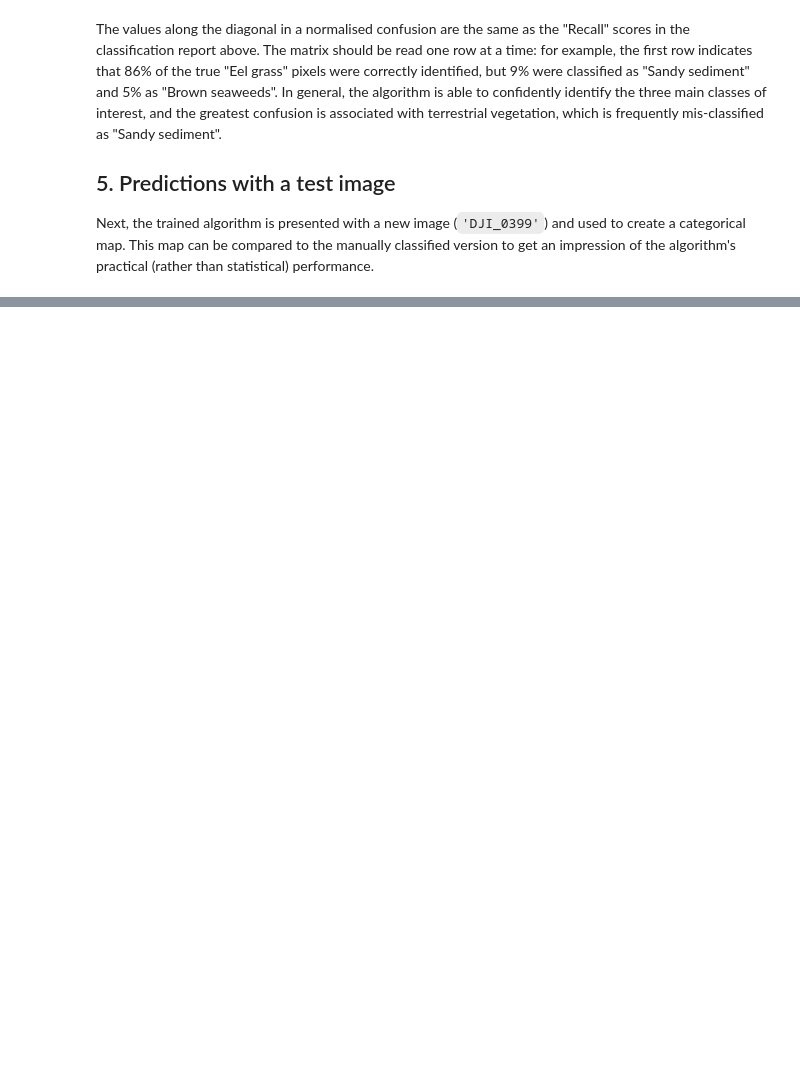
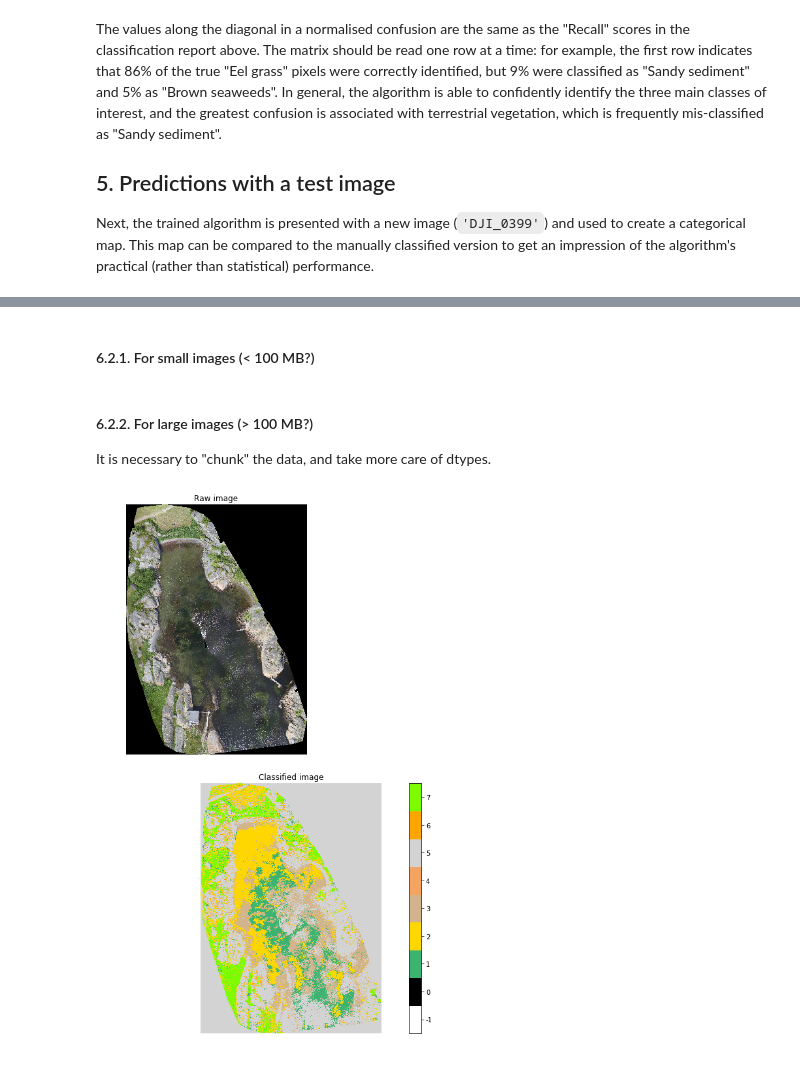
Before and after one commit to JamesSample/image_drone, a Jupyter notebook: notebooks/drone_ml_image_class.ipynb, the cells around one changed output, grey strips where cells are left out. Drawn from its saved outputs; the diff is of its cells as text; code cells hidden in the pictures; blank space fills up the shorter version.

Commit message:
Apply to larger mosaics

```diff
--- a/notebooks/drone_ml_image_class.ipynb
+++ b/notebooks/drone_ml_image_class.ipynb
@@ -470,0 +516,2 @@ One issue that can easily be corrected is that ArcGIS has a minor bug, which lea
+# %% [markdown]
+#### 6.2.1. For small images (< 100 MB?)
@@ -470,0 +521,53 @@ One issue that can easily be corrected is that ArcGIS has a minor bug, which lea
+# %% [markdown]
+#### 6.2.2. For large images (> 100 MB?)
+
+It is necessary to "chunk" the data, and take more care of dtypes.
+# %%
+# Container for data
+df_list = []
+
+# Process in "chunks" of 1E7 pixels
+for g, df2 in df.groupby(np.arange(len(df)) // 1E7):
+    pred_img = classifier.predict(df2[['r', 'g', 'b']]).astype(np.uint8)
+    df_list.append(pred_img)
+
+# Combine chunks
+pred_img = np.concatenate(df_list, axis=0)
+
+# Tidy
+del df_list, df
+
+# Reshape
+pred_img = pred_img.reshape(band1.shape)
+# %%
+# Plot results
+# Setup plot
+fig, axes = plt.subplots(nrows=2, ncols=1, figsize=(12,12))
+
+# Stack bands
+raw_img = np.dstack((band1, band2, band3))
+
+# Raw image
+axes[0].imshow(raw_img)
+axes[0].set_title('Raw image', fontsize=12)
+
+# Predicted
+aimg = axes[1].imshow(pred_img, cmap=cmap, norm=norm)
+axes[1].set_title('Classified image', fontsize=12)
+
+# Turn off axes
+axes[0].axis('off')
+axes[1].axis('off')
+
+# Colourbar for manual dataset
+acb = plt.colorbar(aimg, ax=axes[1])
+labels = np.arange(-1, 8)
+acb.set_ticks(labels)
+acb.set_ticklabels(labels)
+
+plt.tight_layout()
+
+out_path = r'../images/olberg_all.png'
+plt.savefig(out_path, dpi=300)
+# %% [output]
+[figure, added]
```
Also changed, not shown: parts of 14 cells of this notebook, 3 other files.
